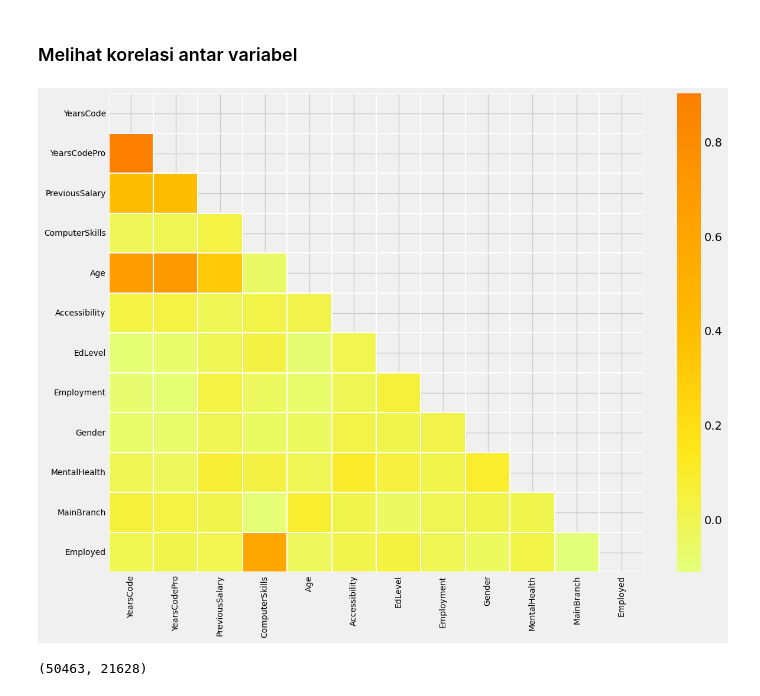
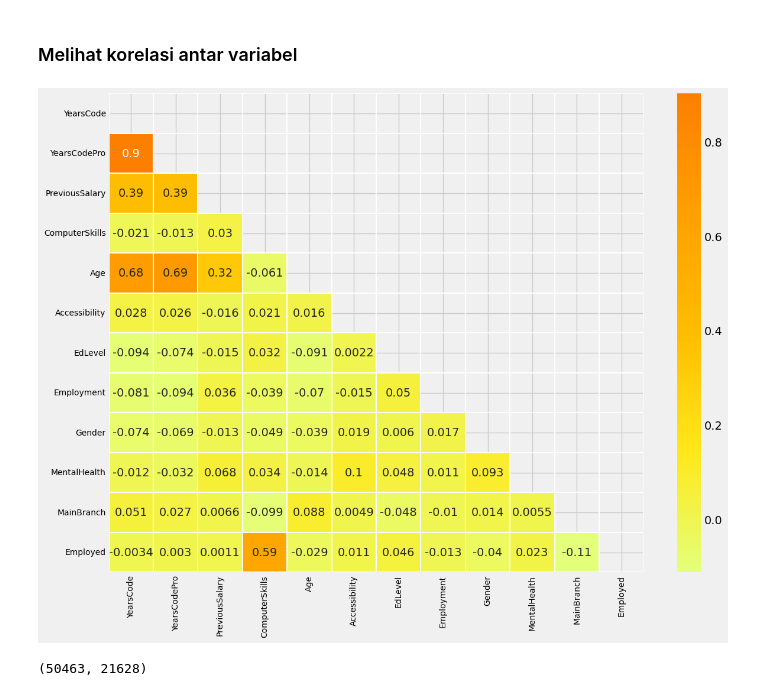
Before and after one commit to teguhrzo/ProjectMachineLearning, a Jupyter notebook: project_ml.ipynb, the cells around one changed output. Saved outputs shown, nothing was run; the diff lists cells and outputs as text; code cells hidden in the pictures.

Commit message:
Add annotation

```diff
--- a/project_ml.ipynb
+++ b/project_ml.ipynb
@@ -190,15 +190,15 @@ df
 # %%
 plt.rcParams['figure.figsize'] = (13, 10)
 plt.style.use('fivethirtyeight')
 
 corr = df.corr()
 mask = np.triu(np.ones_like(corr, dtype = bool))
-sns.heatmap(corr, mask=mask, cmap='Wistia', linewidths=.2)
+sns.heatmap(corr, mask=mask, cmap='Wistia', linewidths=.2, annot=True)
 plt.xticks(fontsize=10)
 plt.yticks(fontsize=10)
 plt.show()
 # %% [output]
-[figure, old version]
+[figure, new version]
 # %%
 # Memisahkan antara column fitur dan column target
 X = df.iloc[:, :-1].values
```
